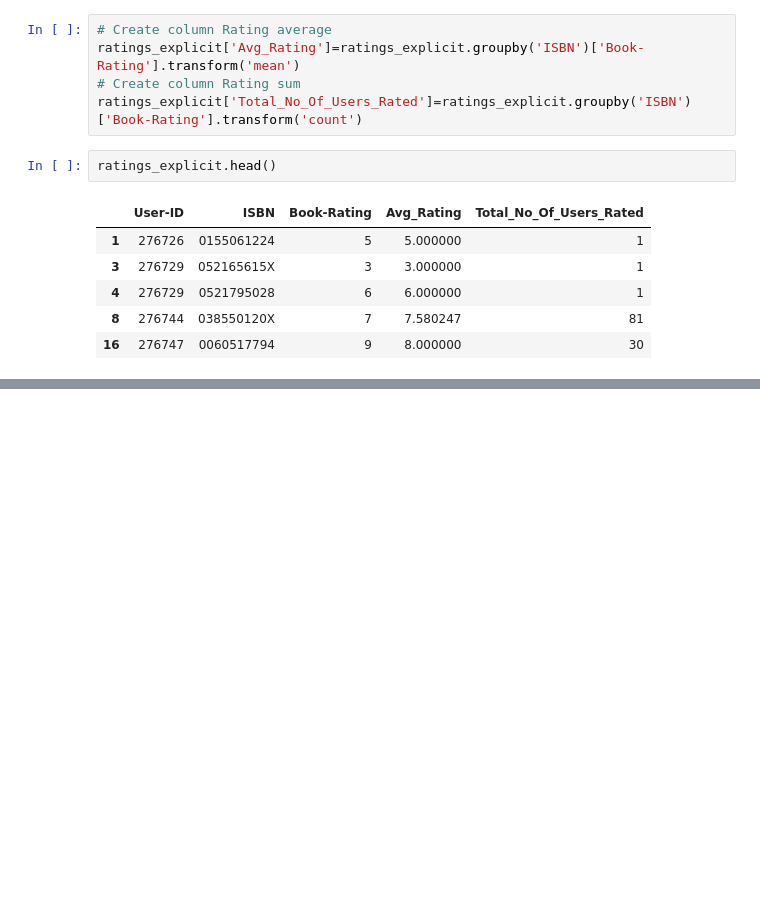
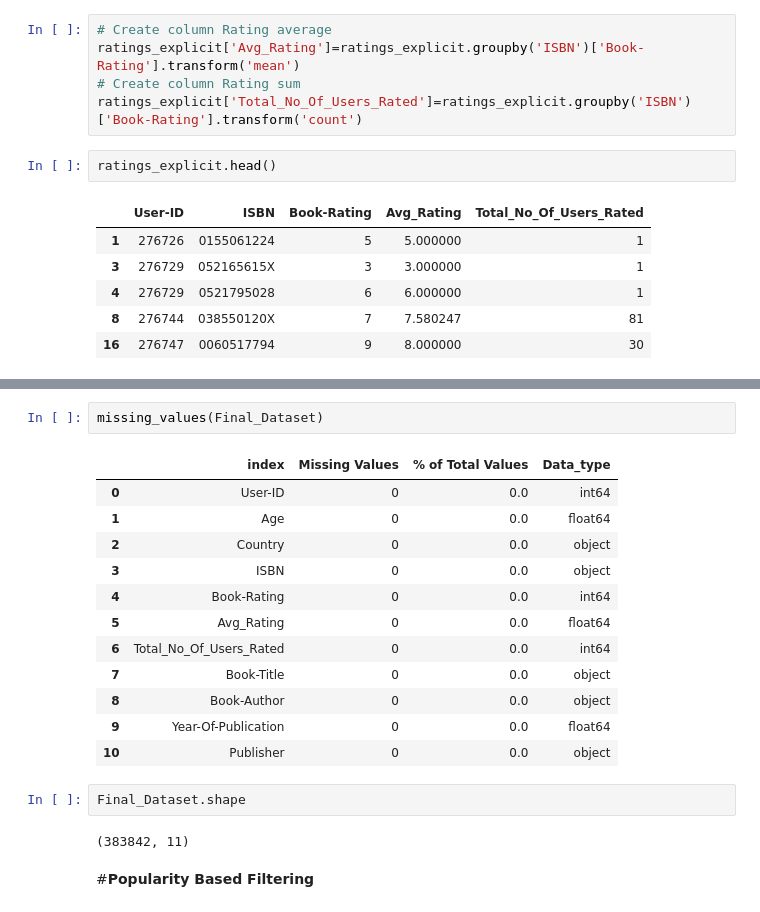
Before and after one commit to Aniket-Satpute/Book-Recommendation-System, a Jupyter notebook: Book_Recommendation_System_aniket.ipynb, the cells around one changed output, grey strips where cells are left out. Cells and saved outputs as stored; diff of their text form; blank space fills up the shorter version.

```diff
--- a/Book_Recommendation_System_aniket.ipynb
+++ b/Book_Recommendation_System_aniket.ipynb
@@ -493,0 +509,21 @@ ratings_explicit.head()
+# %%
+missing_values(Final_Dataset)
+# %% [output]
+|  | index | Missing Values | % of Total Values | Data_type |
+| 0 | User-ID | 0 | 0.0 | int64 |
+| 1 | Age | 0 | 0.0 | float64 |
+| 2 | Country | 0 | 0.0 | object |
+| 3 | ISBN | 0 | 0.0 | object |
+| 4 | Book-Rating | 0 | 0.0 | int64 |
+| 5 | Avg_Rating | 0 | 0.0 | float64 |
+| 6 | Total_No_Of_Users_Rated | 0 | 0.0 | int64 |
+| 7 | Book-Title | 0 | 0.0 | object |
+| 8 | Book-Author | 0 | 0.0 | object |
+| 9 | Year-Of-Publication | 0 | 0.0 | float64 |
+| 10 | Publisher | 0 | 0.0 | object |
+# %%
+Final_Dataset.shape
+# %% [output]
+(383842, 11)
+# %% [markdown]
+#**Popularity Based Filtering**
```
Also changed, not shown: parts of 14 cells of this notebook.
